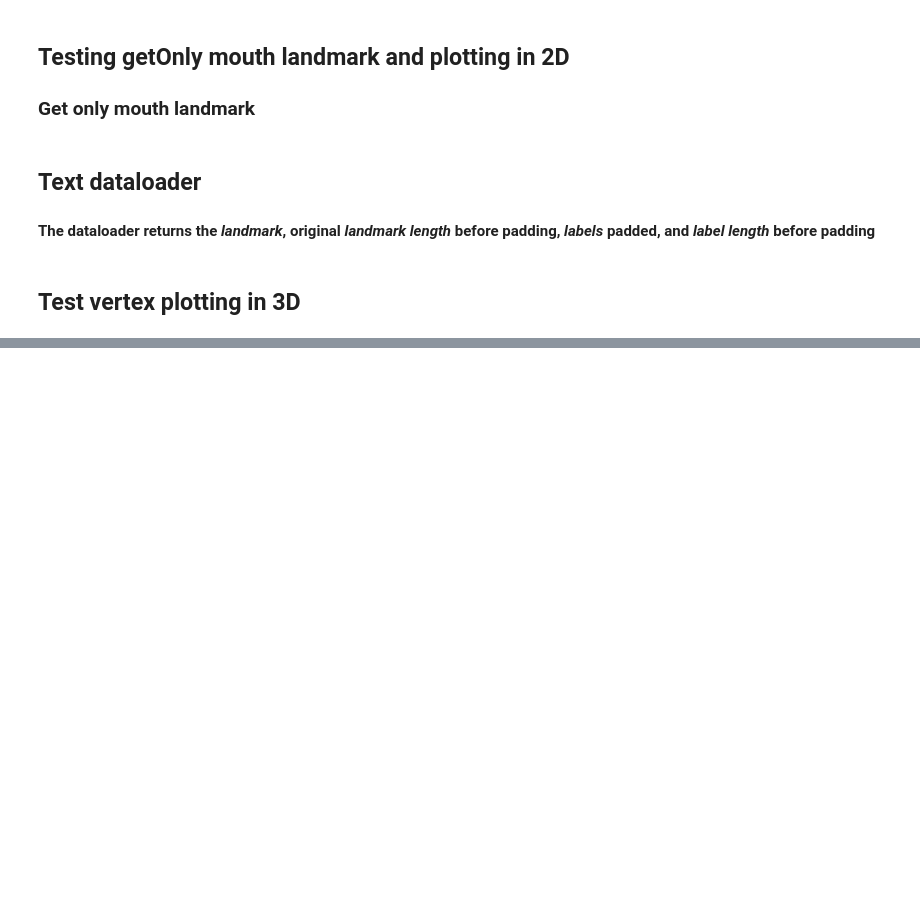
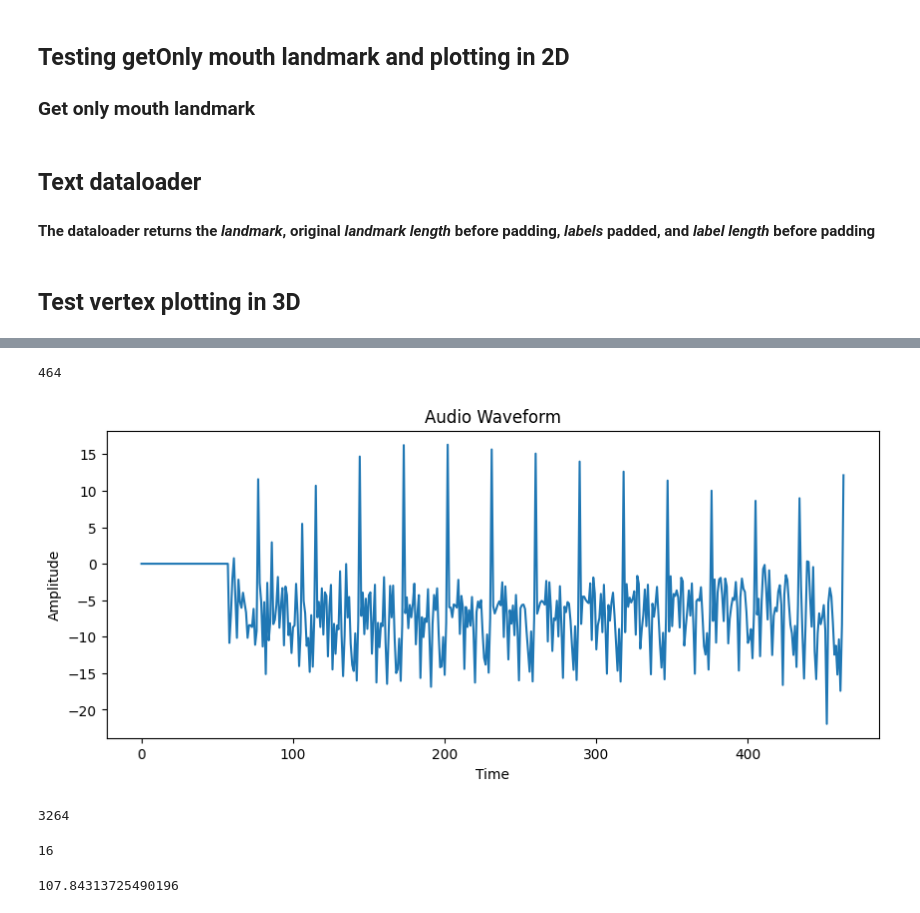
Before and after one commit to HondamunigePrasannaSilva/lipreading, a Jupyter notebook: tutorial_datatest.ipynb, the cells around one changed output, grey strips where cells are left out. Drawn from its saved outputs; the diff is of its cells as text; code cells hidden in the pictures; blank space fills up the shorter version.

```diff
--- a/tutorial_datatest.ipynb
+++ b/tutorial_datatest.ipynb
@@ -24,5 +25,2 @@ landmark, lab = train_[0]
-# %%
-landmark, labels = train[0]
-landmark_, labels_ = train_[0]
 # %%
 dataloader = DataLoader(train, batch_size=1, collate_fn=collate_fn, shuffle=False)
@@ -30,3 +45,8 @@ dataloader_ = DataLoader(train_, batch_size=1,collate_fn=collate_fn, shuffle=Fal
+# %%
+for i, l in enumerate(landmark):
+    plt.scatter(l[:,0], l[:,1], marker='.')
+    plt.savefig(f"img/{i}.png")
+    plt.close()
 # %%
 for i, (landmark_, lll, lab, ll) in enumerate(dataloader):
     print(landmark_.shape)
@@ -120,0 +158,4 @@ def create_gif(figures, filename, duration=0.5):
+# %%
+import pickle
+
+audio_processed = pickle.load(open("/home/prasanna/Documents/UNIFI/Computer Graphics/LipReading/lipreading/dataset/processed_audio_deepspeech.pkl", 'rb'), encoding='latin1')
@@ -120,0 +221,34 @@ def create_gif(figures, filename, duration=0.5):
+# %%
+list_ = []
+for i in range(0,16):
+    list_ = list_+ audio_processed['FaceTalk_170725_00137_TA']['sentence01']['audio'][6][i].tolist()
+# %%
+len(list_)
+# %% [output]
+464
+# %%
+#audio_n = audio.numpy()
+
+plt.figure(figsize=(10, 4))
+plt.plot(list_)
+plt.xlabel('Time')
+plt.ylabel('Amplitude')
+plt.title('Audio Waveform')
+plt.show()
+# %% [output]
+[figure, added]
+# %%
+count = 0
+for i in range (204):
+    count = count + len(audio_processed['FaceTalk_170728_03272_TA']['sentence01']['audio'][i])
+count
+# %% [output]
+3264
+# %%
+len(audio_processed['FaceTalk_170725_00137_TA']['sentence01']['audio'][0])
+# %% [output]
+16
+# %%
+22000/204
+# %% [output]
+107.84313725490196
```
Also changed, not shown: parts of 12 cells of this notebook, 5 other files.
